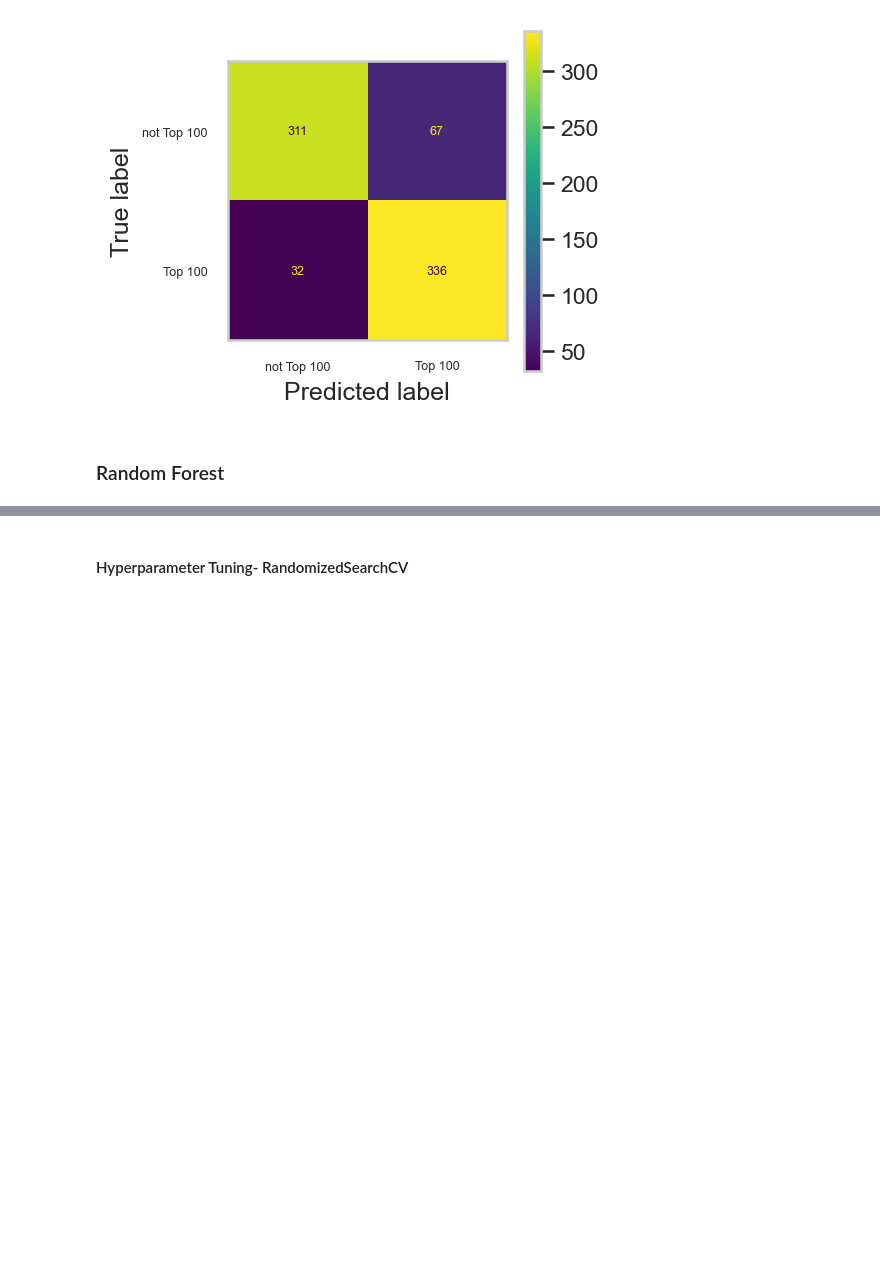
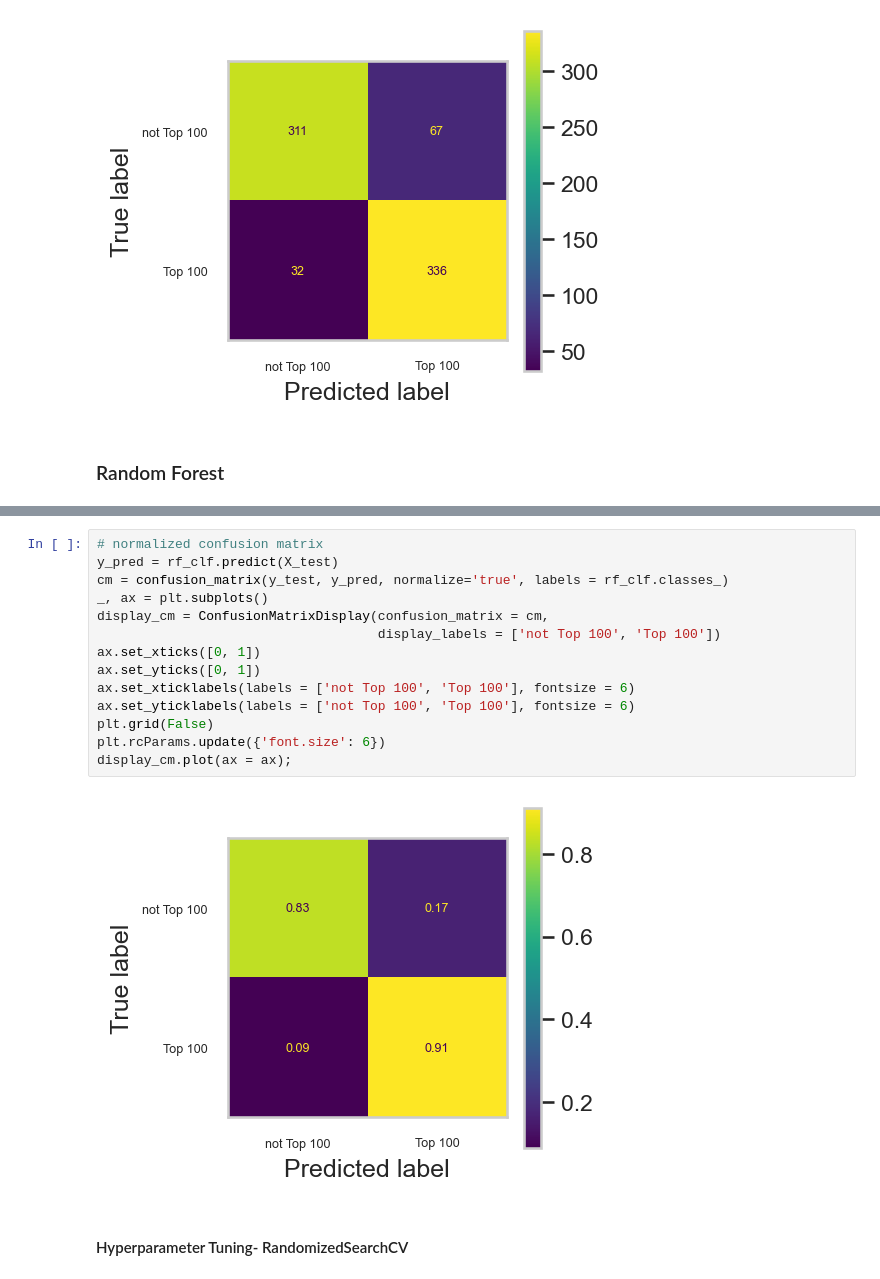
Before and after one commit to topgreg/Music-Popularity-Repo, a Jupyter notebook: Notebooks/Music Popularity Predictor - Modeling.ipynb, the cells around one changed output, grey strips where cells are left out. Drawn from its saved outputs; the diff is of its cells as text; blank space fills up the shorter version.

```diff
--- a/Notebooks/Music Popularity Predictor - Modeling.ipynb
+++ b/Notebooks/Music Popularity Predictor - Modeling.ipynb
@@ -374,3 +312,19 @@ Normalized confusion matrix
+# %%
+# normalized confusion matrix
+y_pred = rf_clf.predict(X_test)
+cm = confusion_matrix(y_test, y_pred, normalize='true', labels = rf_clf.classes_)
+_, ax = plt.subplots()
+display_cm = ConfusionMatrixDisplay(confusion_matrix = cm,
+                                    display_labels = ['not Top 100', 'Top 100'])
+ax.set_xticks([0, 1])
+ax.set_yticks([0, 1])
+ax.set_xticklabels(labels = ['not Top 100', 'Top 100'], fontsize = 6)
+ax.set_yticklabels(labels = ['not Top 100', 'Top 100'], fontsize = 6)
+plt.grid(False)
+plt.rcParams.update({'font.size': 6})
+display_cm.plot(ax = ax);
+# %% [output]
+[figure, added]
 # %% [markdown]
 #### Hyperparameter Tuning- RandomizedSearchCV
 # %%
```
Also changed, not shown: parts of 24 cells of this notebook, 2 other files.
